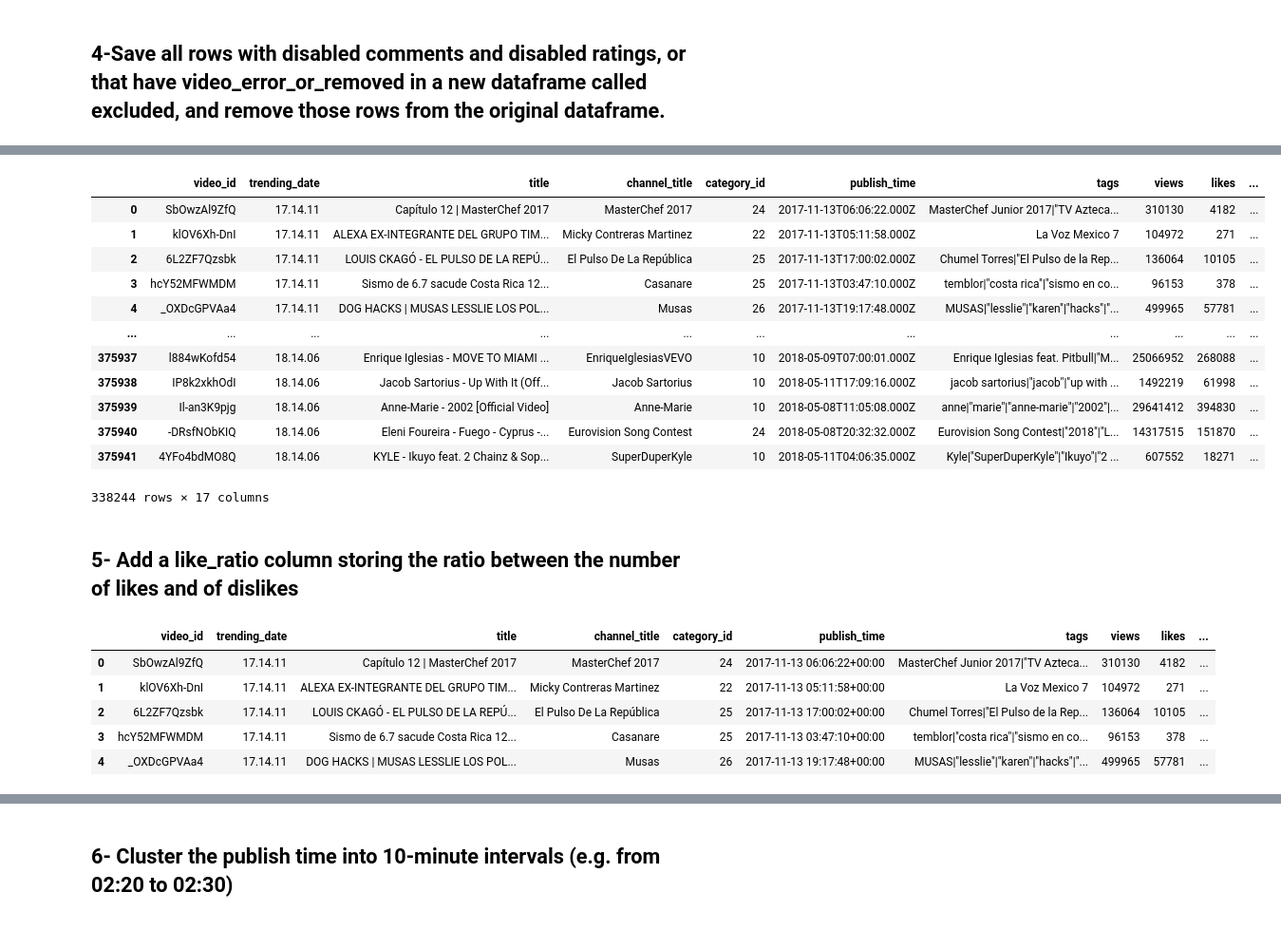
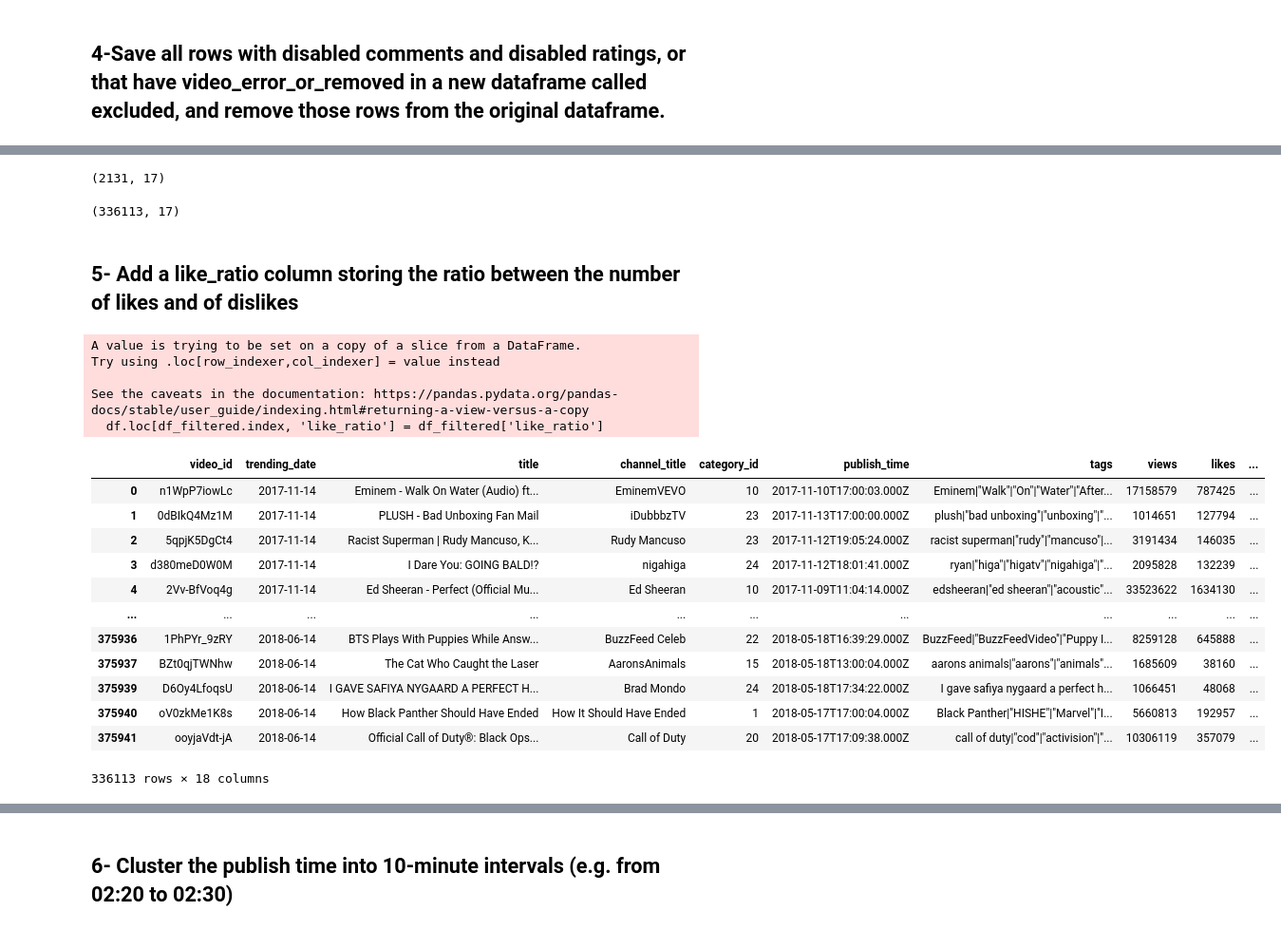
Before and after one commit to CS-Project-Data-Science-2025-2026/Youtube_Data_Project, a Jupyter notebook: try.ipynb, the cells around one changed output, grey strips where cells are left out. Shown at 95% size. Cells and saved outputs as stored; diff of their text form; code cells hidden in the pictures.

```diff
--- a/try.ipynb
+++ b/try.ipynb
@@ -78,0 +198,16 @@ Name: views, Length: 30737, dtype: int64
+# %%
+#convert to trending_date types to datetime type
+df["trending_date"] = pd.to_datetime(df["trending_date"],format='%y.%d.%m')
+
+#sorting values according to video_id and trending_date
+#earliest trending date comes first
+df_sorted = df.sort_values(["video_id", "trending_date"])
+
+#find the most recent trending date for each video (a video can trend multiple times,but we want its latest view count)
+df_last = df_sorted.drop_duplicates(subset="video_id", keep="last")
+channel_views = (
+    df_last.groupby("channel_title")["views"]
+    .sum()
+    .sort_values(ascending=False))
+channel_views_df =channel_views.to_frame("total_views").reset_index()
+channel_views_df
@@ -100,33 +249,47 @@ excluded
 2131 rows × 17 columns
+# %%
+excluded.shape
+# %% [output]
+(2131, 17)
 # %%
-# Now clean the main dataframe by *removing* those rows
-df = df[((df["comments_disabled"] != True) & (df["ratings_disabled"] != True)) | (df["video_error_or_removed"] != True)]
-df
+#removing excluded rows, and make sure about the row numbers equality
+
+df = df[~(((df['comments_disabled'] == True) & (df['ratings_disabled'] == True)) | (df['video_error_or_removed'] == True))]
+df.shape
 # %% [output]
-|  | video_id | trending_date | title | channel_title | category_id | publish_time | tags | views | likes | ... |
-| 0 | SbOwzAl9ZfQ | 17.14.11 | Capítulo 12 | MasterChef 2017 | MasterChef 2017 | 24 | 2017-11-13T06:06:22.000Z | MasterChef Junior 2017|"TV Azteca... | 310130 | 4182 | ... |
-| 1 | klOV6Xh-DnI | 17.14.11 | ALEXA EX-INTEGRANTE DEL GRUPO TIM... | Micky Contreras Martinez | 22 | 2017-11-13T05:11:58.000Z | La Voz Mexico 7 | 104972 | 271 | ... |
-| 2 | 6L2ZF7Qzsbk | 17.14.11 | LOUIS CKAGÓ - EL PULSO DE LA REPÚ... | El Pulso De La República | 25 | 2017-11-13T17:00:02.000Z | Chumel Torres|"El Pulso de la Rep... | 136064 | 10105 | ... |
-| 3 | hcY52MFWMDM | 17.14.11 | Sismo de 6.7 sacude Costa Rica 12... | Casanare | 25 | 2017-11-13T03:47:10.000Z | temblor|"costa rica"|"sismo en co... | 96153 | 378 | ... |
-| 4 | _OXDcGPVAa4 | 17.14.11 | DOG HACKS | MUSAS LESSLIE LOS POL... | Musas | 26 | 2017-11-13T19:17:48.000Z | MUSAS|"lesslie"|"karen"|"hacks"|"... | 499965 | 57781 | ... |
-| ... | ... | ... | ... | ... | ... | ... | ... | ... | ... | ... |
-| 375937 | l884wKofd54 | 18.14.06 | Enrique Iglesias - MOVE TO MIAMI ... | EnriqueIglesiasVEVO | 10 | 2018-05-09T07:00:01.000Z | Enrique Iglesias feat. Pitbull|"M... | 25066952 | 268088 | ... |
-| 375938 | IP8k2xkhOdI | 18.14.06 | Jacob Sartorius - Up With It (Off... | Jacob Sartorius | 10 | 2018-05-11T17:09:16.000Z | jacob sartorius|"jacob"|"up with ... | 1492219 | 61998 | ... |
-| 375939 | Il-an3K9pjg | 18.14.06 | Anne-Marie - 2002 [Official Video] | Anne-Marie | 10 | 2018-05-08T11:05:08.000Z | anne|"marie"|"anne-marie"|"2002"|... | 29641412 | 394830 | ... |
-| 375940 | -DRsfNObKIQ | 18.14.06 | Eleni Foureira - Fuego - Cyprus -... | Eurovision Song Contest | 24 | 2018-05-08T20:32:32.000Z | Eurovision Song Contest|"2018"|"L... | 14317515 | 151870 | ... |
-| 375941 | 4YFo4bdMO8Q | 18.14.06 | KYLE - Ikuyo feat. 2 Chainz & Sop... | SuperDuperKyle | 10 | 2018-05-11T04:06:35.000Z | Kyle|"SuperDuperKyle"|"Ikuyo"|"2 ... | 607552 | 18271 | ... |
-338244 rows × 17 columns
+(336113, 17)
 # %% [markdown]
 ## 5- Add a like_ratio column storing the ratio between the number of likes and of dislikes
 # %%
-# Create a new column with the ratio of likes to dislikes
-df["like_ratio"] = df["likes"] / df["dislikes"]
-df.head()
+#if one of the value is nan, delete that row (if there are any 0, it create error because system can't divide with 0)
+df_filtered = df[['likes', 'dislikes']].dropna()
+
+#exclude 0 values for dislike for right dividing
+df_filtered = df_filtered[df_filtered['dislikes'] > 0]
+
+#find the ratio
+df_filtered['like_ratio'] = df_filtered['likes'] / df_filtered['dislikes']
+
+#create new column in df , still keeping nan value rows ??
+df.loc[df_filtered.index, 'like_ratio'] = df_filtered['like_ratio']
+df
 # %% [output]
+A value is trying to be set on a copy of a slice from a DataFrame.
+Try using .loc[row_indexer,col_indexer] = value instead
+
+See the caveats in the documentation: https://pandas.pydata.org/pandas-docs/stable/user_guide/indexing.html#returning-a-view-versus-a-copy
+  df.loc[df_filtered.index, 'like_ratio'] = df_filtered['like_ratio']
 |  | video_id | trending_date | title | channel_title | category_id | publish_time | tags | views | likes | ... |
-| 0 | SbOwzAl9ZfQ | 17.14.11 | Capítulo 12 | MasterChef 2017 | MasterChef 2017 | 24 | 2017-11-13 06:06:22+00:00 | MasterChef Junior 2017|"TV Azteca... | 310130 | 4182 | ... |
-| 1 | klOV6Xh-DnI | 17.14.11 | ALEXA EX-INTEGRANTE DEL GRUPO TIM... | Micky Contreras Martinez | 22 | 2017-11-13 05:11:58+00:00 | La Voz Mexico 7 | 104972 | 271 | ... |
-| 2 | 6L2ZF7Qzsbk | 17.14.11 | LOUIS CKAGÓ - EL PULSO DE LA REPÚ... | El Pulso De La República | 25 | 2017-11-13 17:00:02+00:00 | Chumel Torres|"El Pulso de la Rep... | 136064 | 10105 | ... |
-| 3 | hcY52MFWMDM | 17.14.11 | Sismo de 6.7 sacude Costa Rica 12... | Casanare | 25 | 2017-11-13 03:47:10+00:00 | temblor|"costa rica"|"sismo en co... | 96153 | 378 | ... |
-| 4 | _OXDcGPVAa4 | 17.14.11 | DOG HACKS | MUSAS LESSLIE LOS POL... | Musas | 26 | 2017-11-13 19:17:48+00:00 | MUSAS|"lesslie"|"karen"|"hacks"|"... | 499965 | 57781 | ... |
+| 0 | n1WpP7iowLc | 2017-11-14 | Eminem - Walk On Water (Audio) ft... | EminemVEVO | 10 | 2017-11-10T17:00:03.000Z | Eminem|"Walk"|"On"|"Water"|"After... | 17158579 | 787425 | ... |
+| 1 | 0dBIkQ4Mz1M | 2017-11-14 | PLUSH - Bad Unboxing Fan Mail | iDubbbzTV | 23 | 2017-11-13T17:00:00.000Z | plush|"bad unboxing"|"unboxing"|"... | 1014651 | 127794 | ... |
+| 2 | 5qpjK5DgCt4 | 2017-11-14 | Racist Superman | Rudy Mancuso, K... | Rudy Mancuso | 23 | 2017-11-12T19:05:24.000Z | racist superman|"rudy"|"mancuso"|... | 3191434 | 146035 | ... |
+| 3 | d380meD0W0M | 2017-11-14 | I Dare You: GOING BALD!? | nigahiga | 24 | 2017-11-12T18:01:41.000Z | ryan|"higa"|"higatv"|"nigahiga"|"... | 2095828 | 132239 | ... |
+| 4 | 2Vv-BfVoq4g | 2017-11-14 | Ed Sheeran - Perfect (Official Mu... | Ed Sheeran | 10 | 2017-11-09T11:04:14.000Z | edsheeran|"ed sheeran"|"acoustic"... | 33523622 | 1634130 | ... |
+| ... | ... | ... | ... | ... | ... | ... | ... | ... | ... | ... |
+| 375936 | 1PhPYr_9zRY | 2018-06-14 | BTS Plays With Puppies While Answ... | BuzzFeed Celeb | 22 | 2018-05-18T16:39:29.000Z | BuzzFeed|"BuzzFeedVideo"|"Puppy I... | 8259128 | 645888 | ... |
+| 375937 | BZt0qjTWNhw | 2018-06-14 | The Cat Who Caught the Laser | AaronsAnimals | 15 | 2018-05-18T13:00:04.000Z | aarons animals|"aarons"|"animals"... | 1685609 | 38160 | ... |
+| 375939 | D6Oy4LfoqsU | 2018-06-14 | I GAVE SAFIYA NYGAARD A PERFECT H... | Brad Mondo | 24 | 2018-05-18T17:34:22.000Z | I gave safiya nygaard a perfect h... | 1066451 | 48068 | ... |
+| 375940 | oV0zkMe1K8s | 2018-06-14 | How Black Panther Should Have Ended | How It Should Have Ended | 1 | 2018-05-17T17:00:04.000Z | Black Panther|"HISHE"|"Marvel"|"I... | 5660813 | 192957 | ... |
+| 375941 | ooyjaVdt-jA | 2018-06-14 | Official Call of Duty®: Black Ops... | Call of Duty | 20 | 2018-05-17T17:09:38.000Z | call of duty|"cod"|"activision"|"... | 10306119 | 357079 | ... |
+336113 rows × 18 columns
 # %%
```
Also changed, not shown: parts of 25 cells of this notebook, 1 other file.
